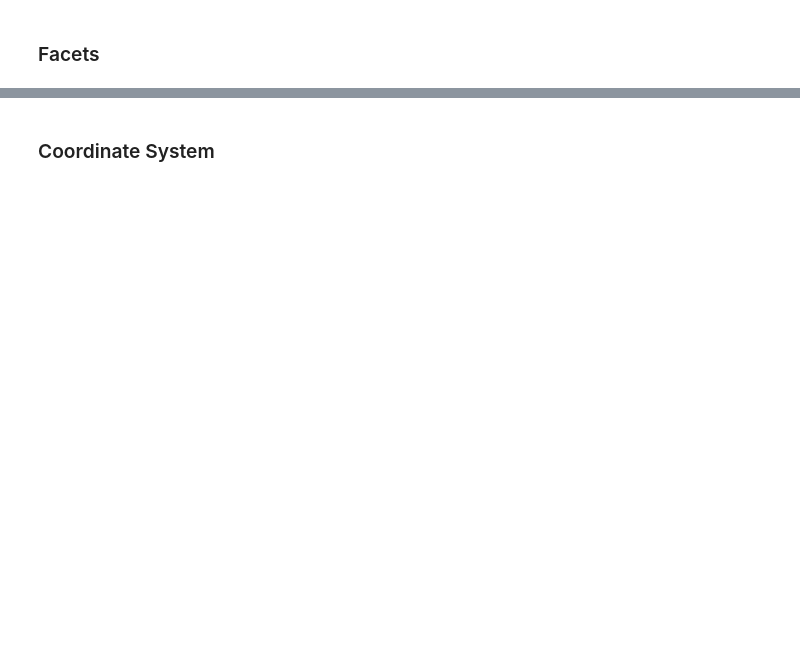
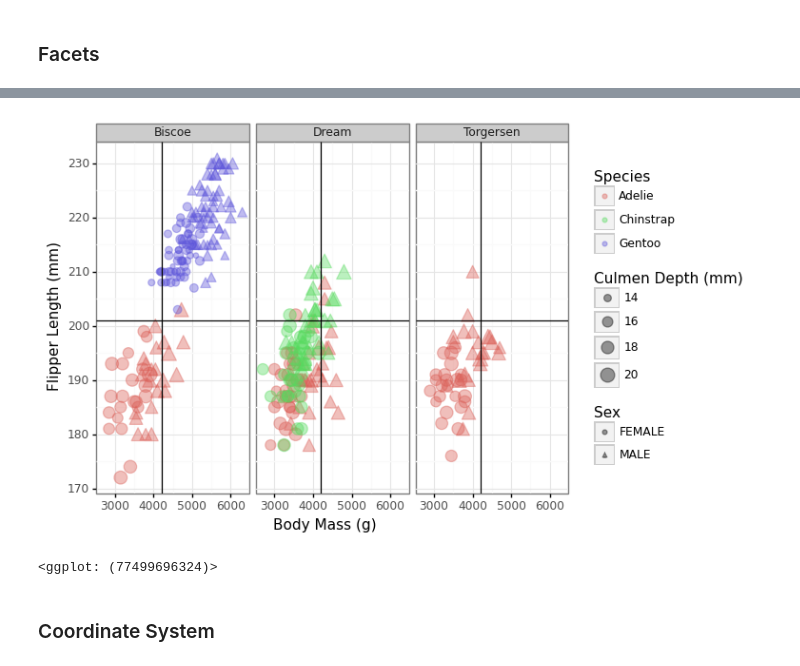
Before and after one commit to alexschillingfhnw/gdv, a Jupyter notebook: LO4.ipynb, the cells around one changed output, grey strips where cells are left out. Cells and saved outputs as stored; diff of their text form; code cells hidden in the pictures; blank space fills up the shorter version.

```diff
--- a/LO4.ipynb
+++ b/LO4.ipynb
@@ -107,2 +165,13 @@ plt.show(g)
+# %%
+(ggplot(df1, aes(x = 'Body Mass (g)', y = 'Flipper Length (mm)', color='Species', size='Culmen Depth (mm)', shape = 'Sex'))
+ + geom_point(alpha = 0.4)
+ + facet_wrap('Island')
+ + geom_hline(yintercept = df1['Flipper Length (mm)'].mean())
+ + geom_vline(xintercept = df1['Body Mass (g)'].mean())
+ + theme_bw()
+)
+# %% [output]
+[figure, added]
+<ggplot: (77499696324)>
 # %% [markdown]
 ### Coordinate System
```
Also changed, not shown: parts of 8 cells of this notebook, 1 other file.
